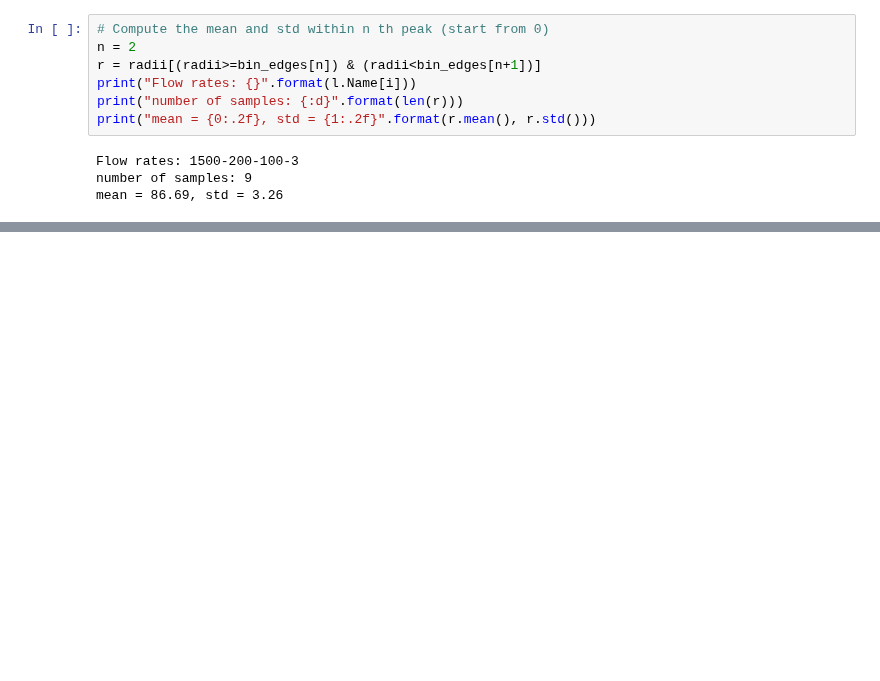
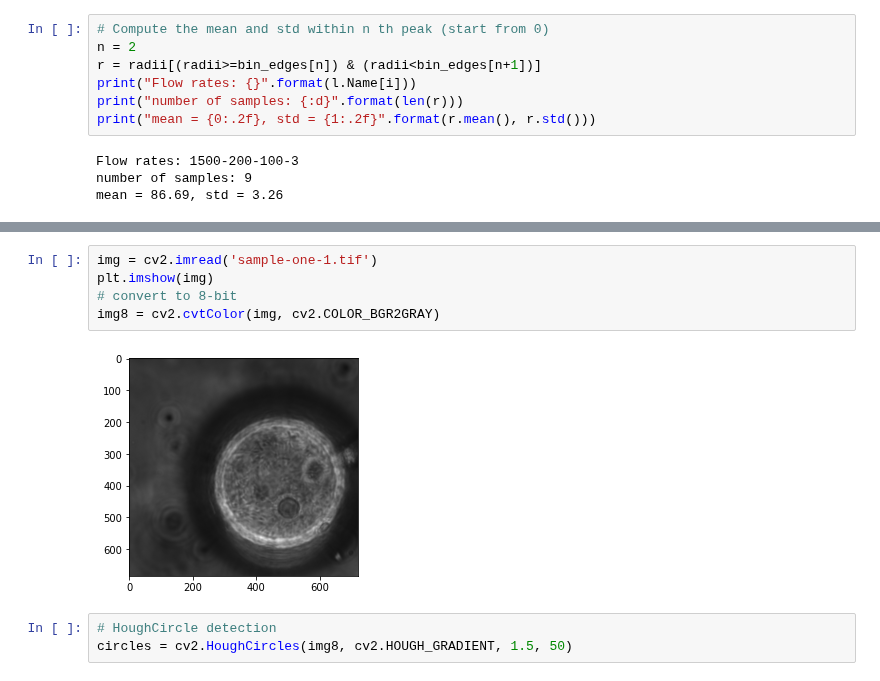
Before and after one commit to ZLoverty/DE, a Jupyter notebook: Code/Circle-detection/HoughCircles.ipynb, the cells around one changed output, grey strips where cells are left out. Saved outputs shown, nothing was run; the diff lists cells and outputs as text; blank space fills up the shorter version.

Commit message:
Test HoughCircles for tracking inner droplets
Does not work well either.

```diff
--- a/Code/Circle-detection/HoughCircles.ipynb
+++ b/Code/Circle-detection/HoughCircles.ipynb
@@ -130,0 +141,10 @@ mean = 86.69, std = 3.26
+# %%
+img = cv2.imread('sample-one-1.tif')
+plt.imshow(img)
+# convert to 8-bit
+img8 = cv2.cvtColor(img, cv2.COLOR_BGR2GRAY)
+# %% [output]
+[figure, added]
+# %%
+# HoughCircle detection
+circles = cv2.HoughCircles(img8, cv2.HOUGH_GRADIENT, 1.5, 50)
```
Also changed, not shown: parts of 8 cells of this notebook, 3 other files.
